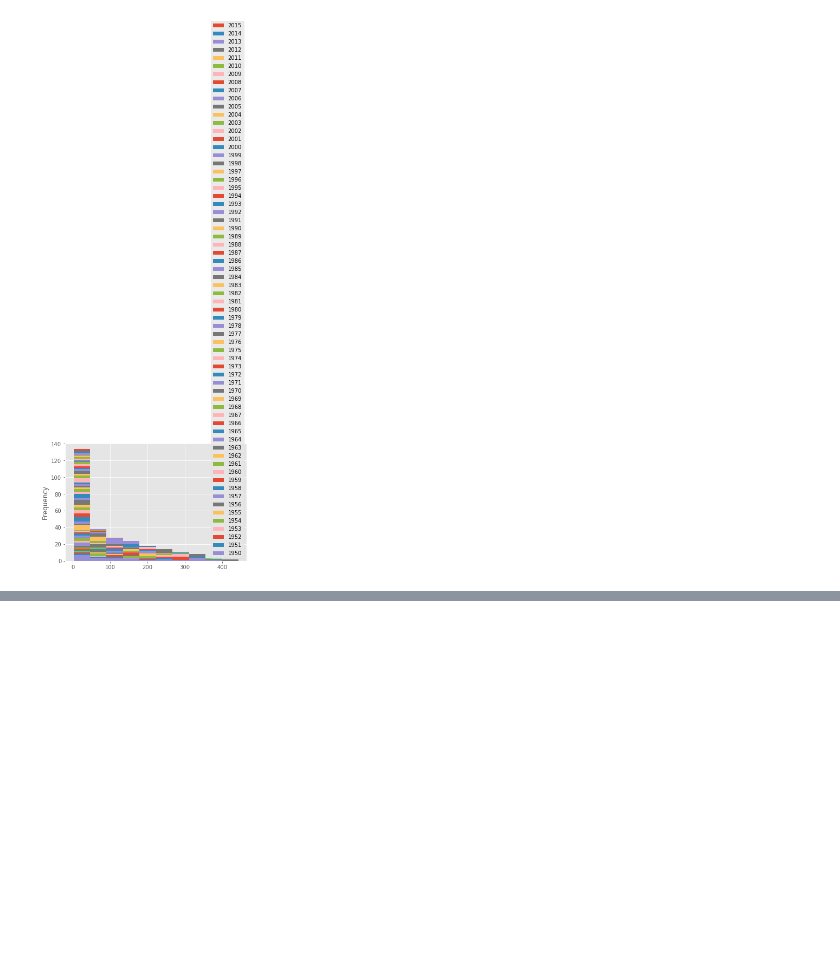
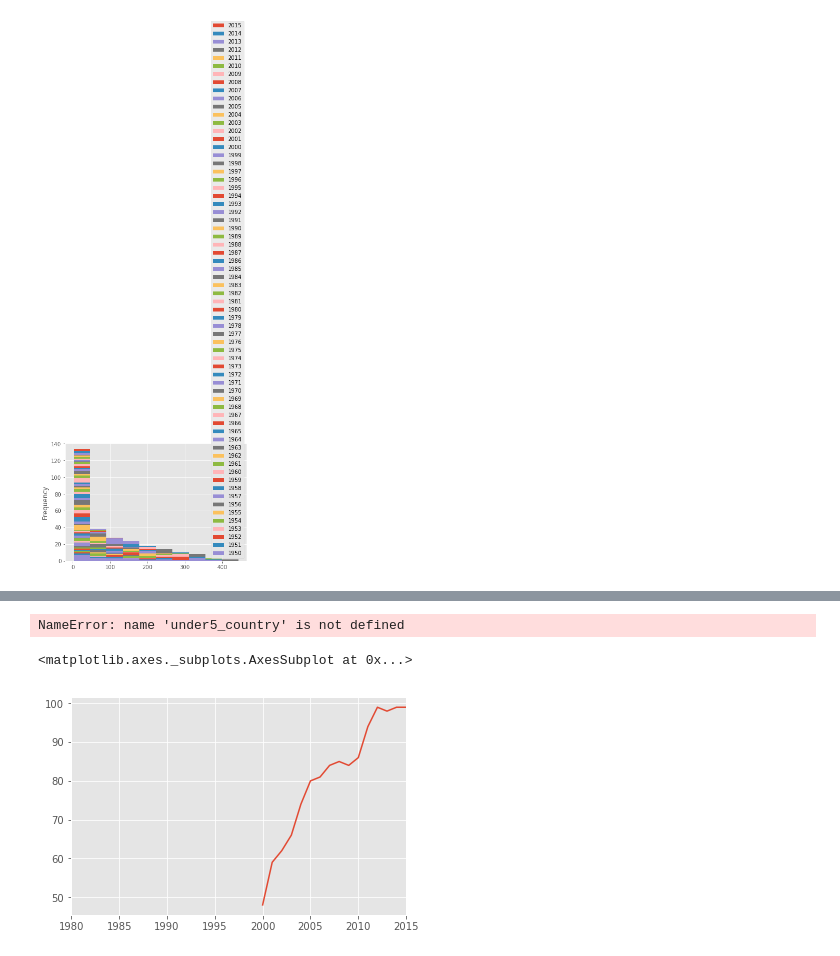
Before and after one commit to ddyjis/CMT212, a Jupyter notebook: preprocessing.ipynb, the cells around one changed output, grey strips where cells are left out. Drawn from its saved outputs; the diff is of its cells as text; code cells hidden in the pictures; blank space fills up the shorter version.

```diff
--- a/preprocessing.ipynb
+++ b/preprocessing.ipynb
@@ -91,0 +114,12 @@ Name: AFG, dtype: object
+# %%
+for c in vaccine_country:
+    for v in vaccine_country[c]:
+        vaccine_country[c][v].sort_index(inplace=True)
+under5_country
+# %% [output]
+NameError: name 'under5_country' is not defined
+# %%
+vaccine_timeseries["AFG"]["DTP1"].plot('line')
+# %% [output]
+<matplotlib.axes._subplots.AxesSubplot at 0x...>
+[figure, added]
```
Also changed, not shown: parts of 8 cells of this notebook, 5 other files.
